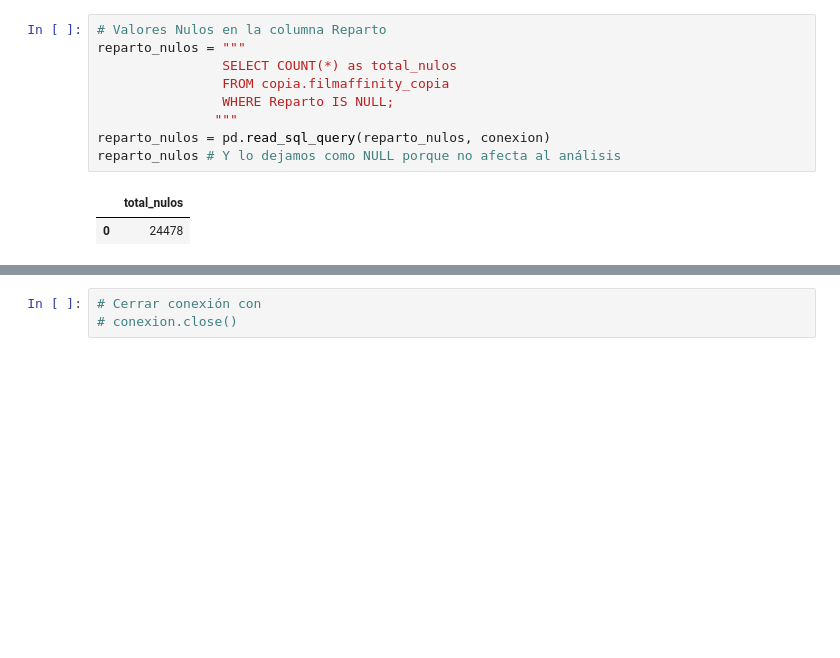
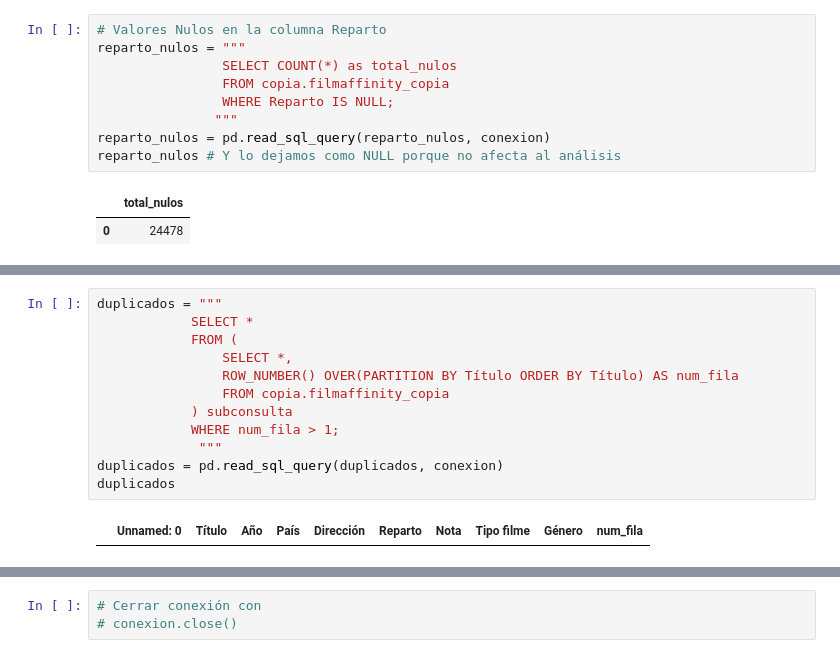
Before and after one commit to Dilmer-Rojas/Filmaffinity, a Jupyter notebook: data_a.ipynb, the cells around one changed output, grey strips where cells are left out. Drawn from its saved outputs; the diff is of its cells as text; blank space fills up the shorter version.

```diff
--- a/data_a.ipynb
+++ b/data_a.ipynb
@@ -180,0 +250,14 @@ reparto_nulos # Y lo dejamos como NULL porque no afecta al análisis
+# %%
+duplicados = """
+            SELECT *
+            FROM (
+                SELECT *,
+                ROW_NUMBER() OVER(PARTITION BY Título ORDER BY Título) AS num_fila
+                FROM copia.filmaffinity_copia
+            ) subconsulta
+            WHERE num_fila > 1;
+             """
+duplicados = pd.read_sql_query(duplicados, conexion)
+duplicados
+# %% [output]
+|  | Unnamed: 0 | Título | Año | País | Dirección | Reparto | Nota | Tipo filme | Género | num_fila |
```
Also changed, not shown: parts of 9 cells of this notebook, 2 other files.
